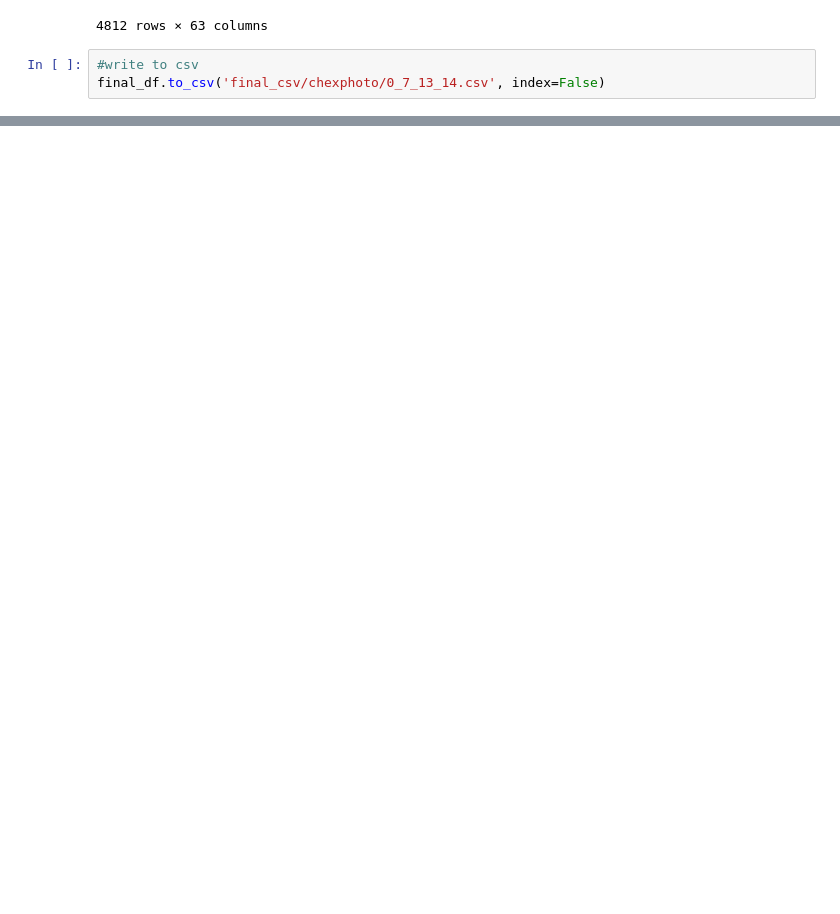
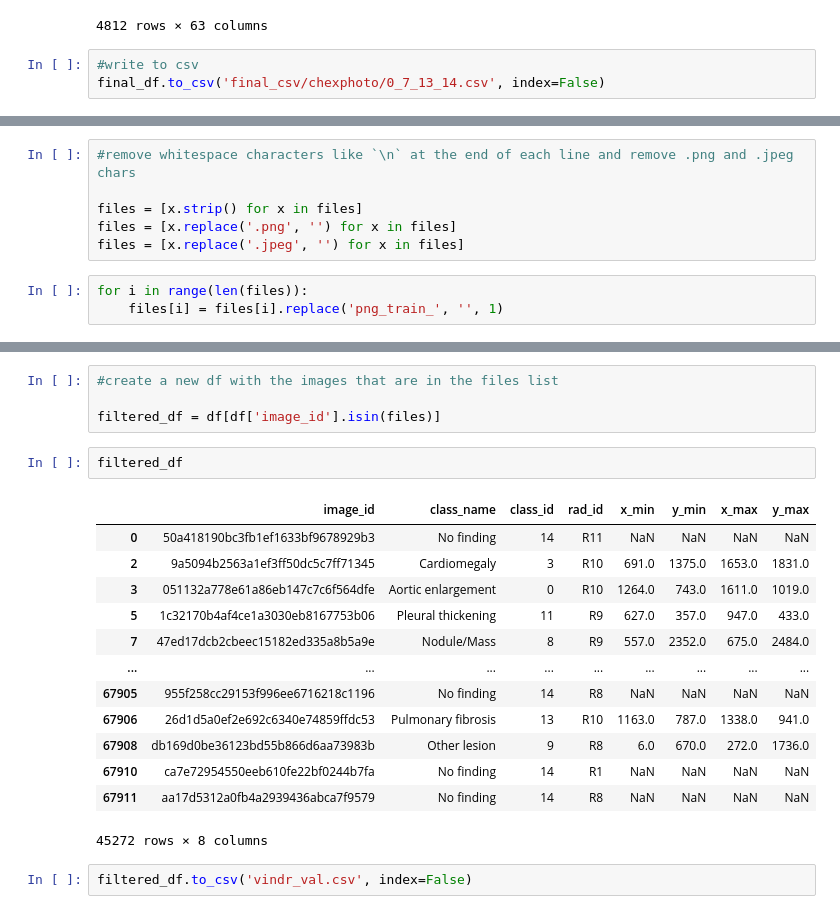
Before and after one commit to AnushkaAmte/unitary-scalarization-dmtl, a Jupyter notebook: csv_generator.ipynb, the cells around one changed output, grey strips where cells are left out. Drawn from its saved outputs; the diff is of its cells as text; blank space fills up the shorter version.

```diff
--- a/csv_generator.ipynb
+++ b/csv_generator.ipynb
@@ -67,0 +74,9 @@ final_df.to_csv('final_csv/chexphoto/0_7_13_14.csv', index=False)
+# %%
+#remove whitespace characters like `\n` at the end of each line and remove .png and .jpeg chars
+
+files = [x.strip() for x in files]
+files = [x.replace('.png', '') for x in files]
+files = [x.replace('.jpeg', '') for x in files]
+# %%
+for i in range(len(files)):
+    files[i] = files[i].replace('png_train_', '', 1)
@@ -67,0 +129,22 @@ final_df.to_csv('final_csv/chexphoto/0_7_13_14.csv', index=False)
+# %%
+#create a new df with the images that are in the files list
+
+filtered_df = df[df['image_id'].isin(files)]
+# %%
+filtered_df
+# %% [output]
+|  | image_id | class_name | class_id | rad_id | x_min | y_min | x_max | y_max |
+| 0 | 50a418190bc3fb1ef1633bf9678929b3 | No finding | 14 | R11 | NaN | NaN | NaN | NaN |
+| 2 | 9a5094b2563a1ef3ff50dc5c7ff71345 | Cardiomegaly | 3 | R10 | 691.0 | 1375.0 | 1653.0 | 1831.0 |
+| 3 | 051132a778e61a86eb147c7c6f564dfe | Aortic enlargement | 0 | R10 | 1264.0 | 743.0 | 1611.0 | 1019.0 |
+| 5 | 1c32170b4af4ce1a3030eb8167753b06 | Pleural thickening | 11 | R9 | 627.0 | 357.0 | 947.0 | 433.0 |
+| 7 | 47ed17dcb2cbeec15182ed335a8b5a9e | Nodule/Mass | 8 | R9 | 557.0 | 2352.0 | 675.0 | 2484.0 |
+| ... | ... | ... | ... | ... | ... | ... | ... | ... |
+| 67905 | 955f258cc29153f996ee6716218c1196 | No finding | 14 | R8 | NaN | NaN | NaN | NaN |
+| 67906 | 26d1d5a0ef2e692c6340e74859ffdc53 | Pulmonary fibrosis | 13 | R10 | 1163.0 | 787.0 | 1338.0 | 941.0 |
+| 67908 | db169d0be36123bd55b866d6aa73983b | Other lesion | 9 | R8 | 6.0 | 670.0 | 272.0 | 1736.0 |
+| 67910 | ca7e72954550eeb610fe22bf0244b7fa | No finding | 14 | R1 | NaN | NaN | NaN | NaN |
+| 67911 | aa17d5312a0fb4a2939436abca7f9579 | No finding | 14 | R8 | NaN | NaN | NaN | NaN |
+45272 rows × 8 columns
+# %%
+filtered_df.to_csv('vindr_val.csv', index=False)
```
Also changed, not shown: parts of 5 cells of this notebook, 6 other files.
